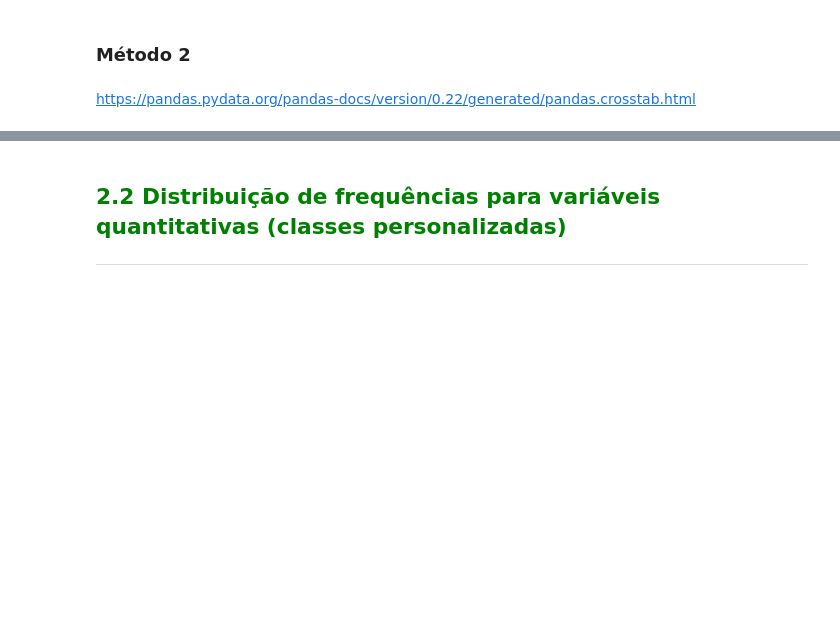
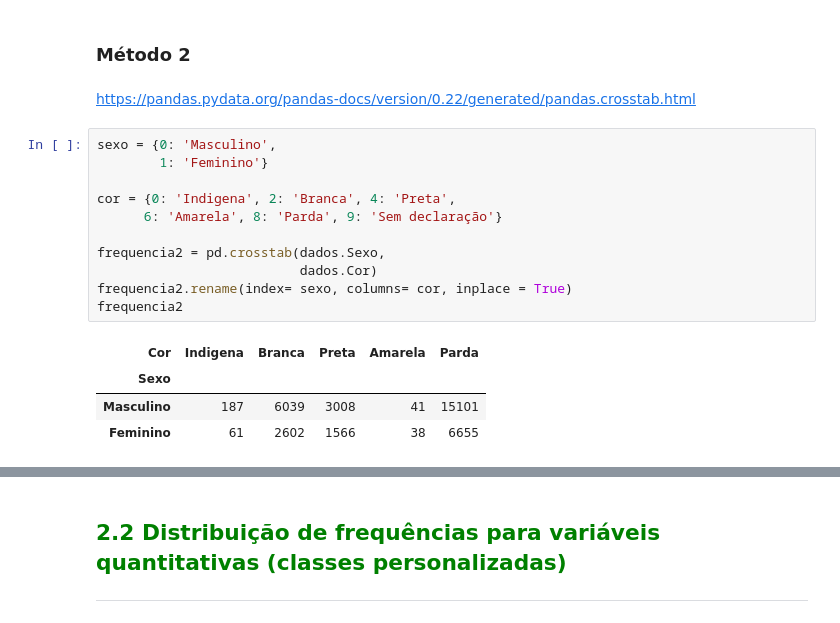
Before and after one commit to brennomongero/alura-git, a Jupyter notebook: Curso_de_Estatística_Curso_de_Estatística_Parte_1.ipynb, the cells around one changed output, grey strips where cells are left out. Saved outputs shown, nothing was run; the diff lists cells and outputs as text; blank space fills up the shorter version.

```diff
--- a/Curso_de_Estatística_Curso_de_Estatística_Parte_1.ipynb
+++ b/Curso_de_Estatística_Curso_de_Estatística_Parte_1.ipynb
@@ -226,3 +270,19 @@ https://pandas.pydata.org/pandas-docs/version/0.22/generated/pandas.Series.value
 ### Método 2
 # %% [markdown]
 https://pandas.pydata.org/pandas-docs/version/0.22/generated/pandas.crosstab.html
+# %%
+sexo = {0: 'Masculino',
+        1: 'Feminino'}
+
+cor = {0: 'Indigena', 2: 'Branca', 4: 'Preta',
+      6: 'Amarela', 8: 'Parda', 9: 'Sem declaração'}
+
+frequencia2 = pd.crosstab(dados.Sexo,
+                          dados.Cor)
+frequencia2.rename(index= sexo, columns= cor, inplace = True)
+frequencia2
+# %% [output]
+| Cor | Indigena | Branca | Preta | Amarela | Parda |
+| Sexo |  |  |  |  |  |
+| Masculino | 187 | 6039 | 3008 | 41 | 15101 |
+| Feminino | 61 | 2602 | 1566 | 38 | 6655 |
```
Also changed, not shown: parts of 11 cells of this notebook.
